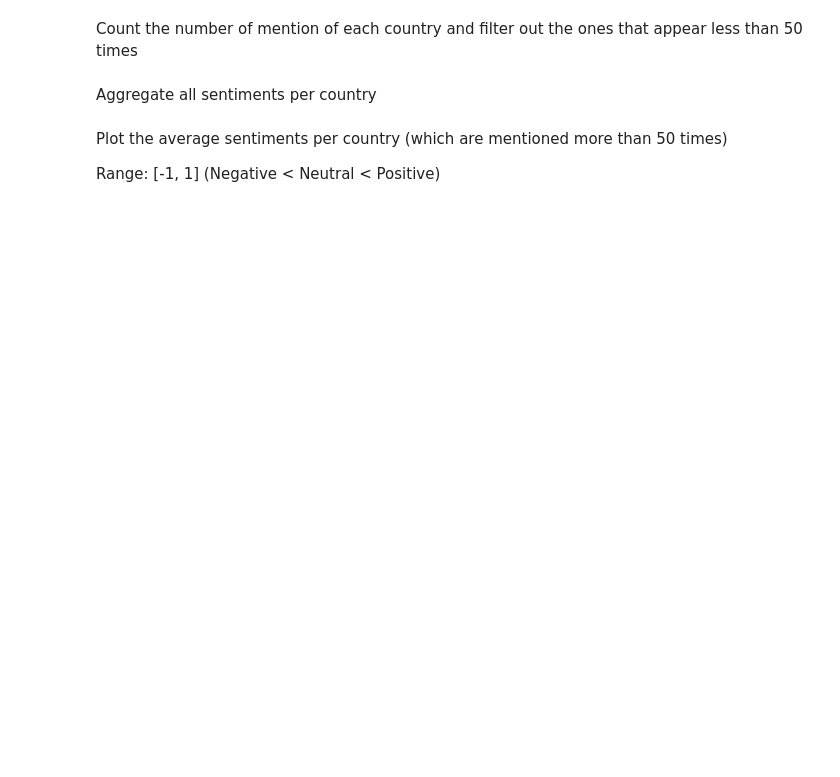
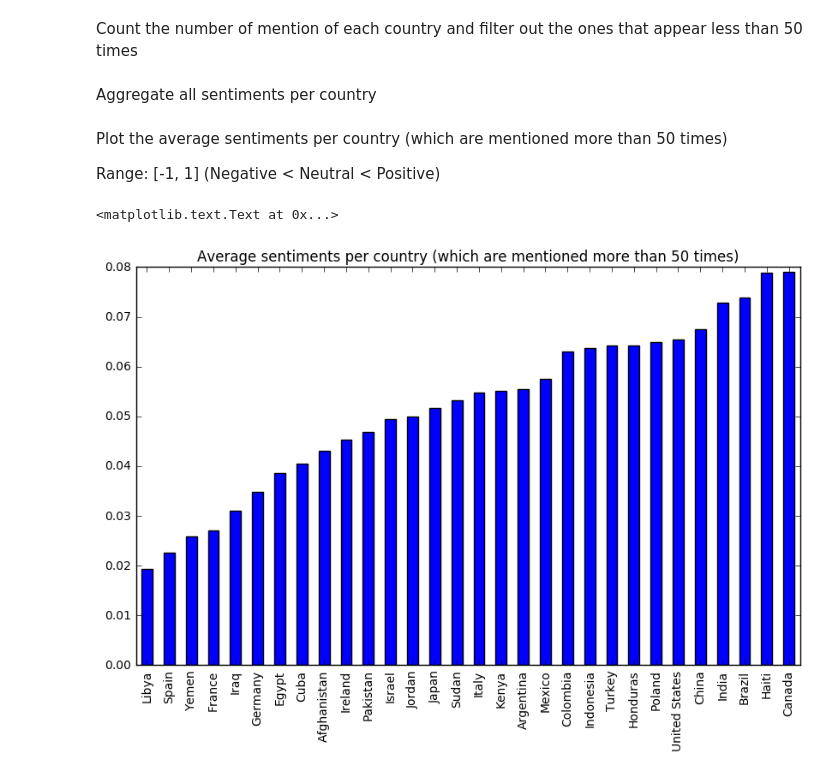
Before and after one commit to bojbilla/AdaHomeworks, a Jupyter notebook: 05 - Taming Text/HW5.ipynb, the cells around one changed output. Drawn from its saved outputs; the diff is of its cells as text; code cells hidden in the pictures; blank space fills up the shorter version.

```diff
--- a/05 - Taming Text/HW5.ipynb
+++ b/05 - Taming Text/HW5.ipynb
@@ -194,15 +192,17 @@ for (k, sent_arr) in countries_sentiments.items():
         neg = neg - sent['neg']
         pos = pos + sent['pos']
     mean = (neg+pos)/size
-    countries_agg_sentiments[k] = mean
+    countries_agg_sentiments[k] = {'mean': mean, 'neg_m': neg/size, 'pos_m': pos/size}
 # %% [markdown]
 Plot the average sentiments per country (which are mentioned more than 50 times)
 
 Range: [-1, 1] (Negative < Neutral < Positive)
 # %%
 df2 = pd.DataFrame.from_dict(data=countries_agg_sentiments, orient='index')
-df2.columns = ['Sentiment']
-df2 = df2.join(df_sorted, how='inner').sort_values(by='Sentiment')
+df2 = df2.join(df_sorted, how='inner').sort_values(by='mean')
 plt.figure(figsize=(10,6))
-df2['Sentiment'].plot(kind='bar')
+df2['mean'].plot(kind='bar')
 plt.title('Average sentiments per country (which are mentioned more than 50 times)')
+# %% [output]
+<matplotlib.text.Text at 0x...>
+[figure, added]
```
Also changed, not shown: parts of 4 cells of this notebook.
